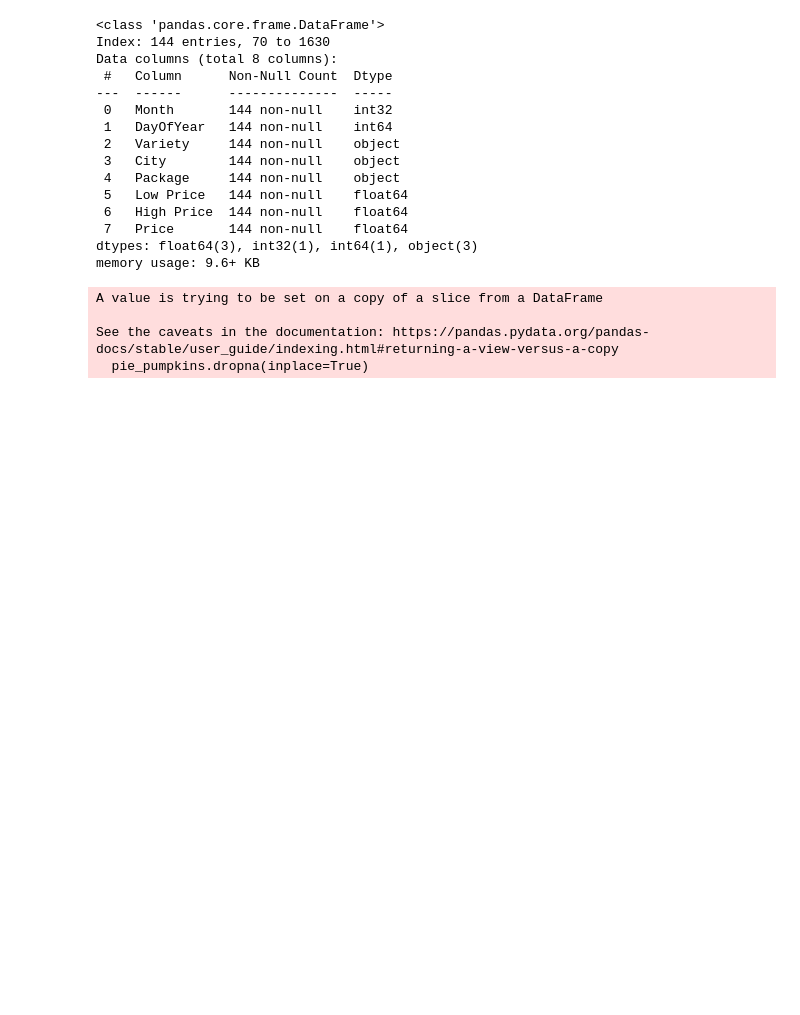
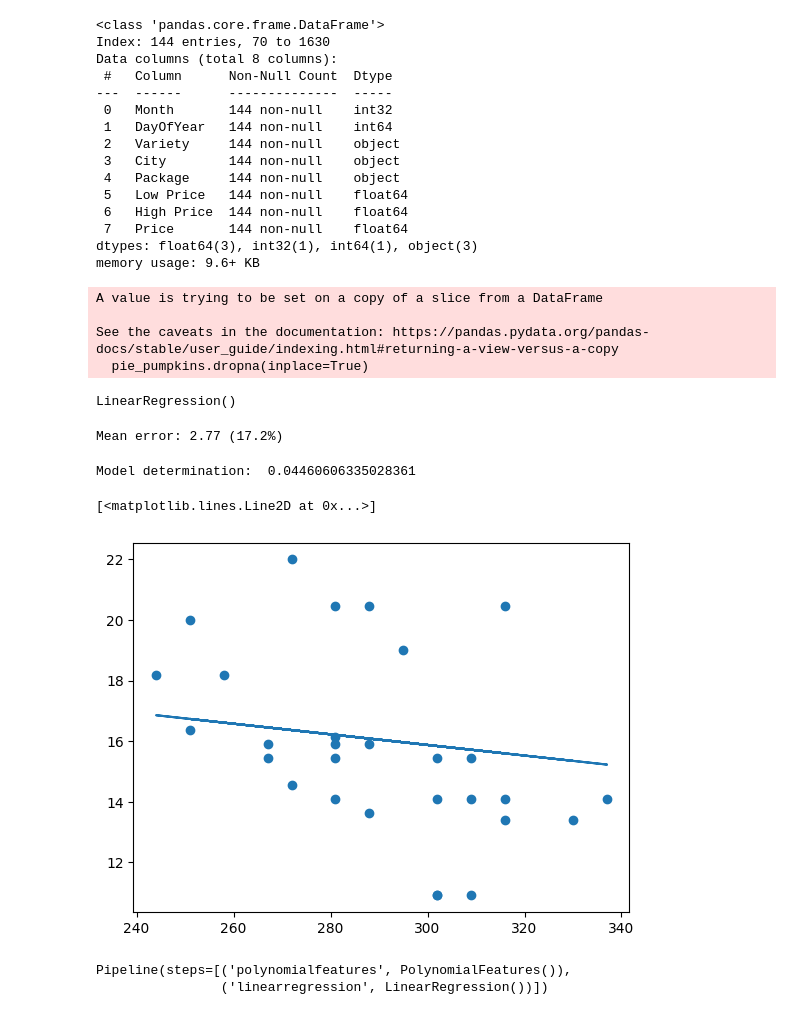
Before and after one commit to Mufasakong/ML-For-Beginners, a Jupyter notebook: 2-Regression/3-Linear/notebook.ipynb, the cells around one changed output. Saved outputs shown, nothing was run; the diff lists cells and outputs as text; code cells hidden in the pictures; blank space fills up the shorter version.

```diff
--- a/2-Regression/3-Linear/notebook.ipynb
+++ b/2-Regression/3-Linear/notebook.ipynb
@@ -132,3 +132,42 @@ from sklearn.model_selection import train_test_split
 # Separating input values (features) and the expected output (label) into separate numpy arrays:
 X = pie_pumpkins['DayOfYear'].to_numpy().reshape(-1,1)
 y = pie_pumpkins['Price']
+# %%
+# Splittng the data into train and test datasets, to validate our model after training
+X_train, X_test, y_train, y_test = train_test_split(X, y, test_size=0.2, random_state=0)
+# %%
+# Defining the `LinearRegression` object, and fit it to our data using the `fit` method to train the model
+lin_reg = LinearRegression()
+lin_reg.fit(X_train,y_train)
+# %% [output]
+LinearRegression()
+# %%
+# Measurng accuracy by comparing predictions
+pred = lin_reg.predict(X_test)
+
+mse = np.sqrt(mean_squared_error(y_test,pred))
+print(f'Mean error: {mse:3.3} ({mse/np.mean(pred)*100:3.3}%)')
+# %% [output]
+Mean error: 2.77 (17.2%)
+# %%
+# Coefficient of determination
+score = lin_reg.score(X_train,y_train)
+print('Model determination: ', score)
+# %% [output]
+Model determination:  0.04460606335028361
+# %%
+plt.scatter(X_test,y_test)
+plt.plot(X_test,pred)
+# %% [output]
+[<matplotlib.lines.Line2D at 0x...>]
+[figure, added]
+# %%
+from sklearn.preprocessing import PolynomialFeatures
+from sklearn.pipeline import make_pipeline
+
+pipeline = make_pipeline(PolynomialFeatures(2), LinearRegression())
+
+pipeline.fit(X_train,y_train)
+# %% [output]
+Pipeline(steps=[('polynomialfeatures', PolynomialFeatures()),
+                ('linearregression', LinearRegression())])
```
Also changed, not shown: parts of 4 cells of this notebook.
